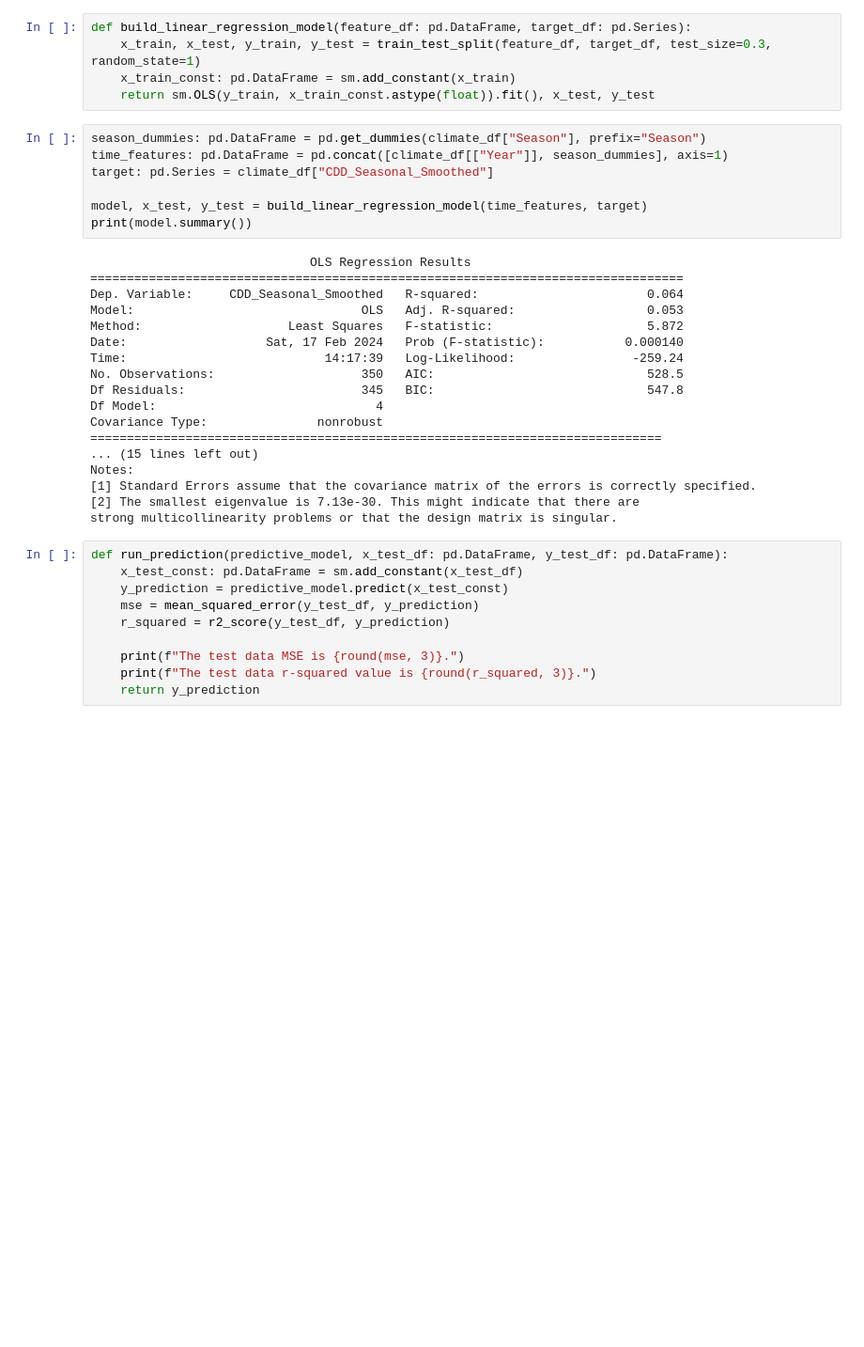
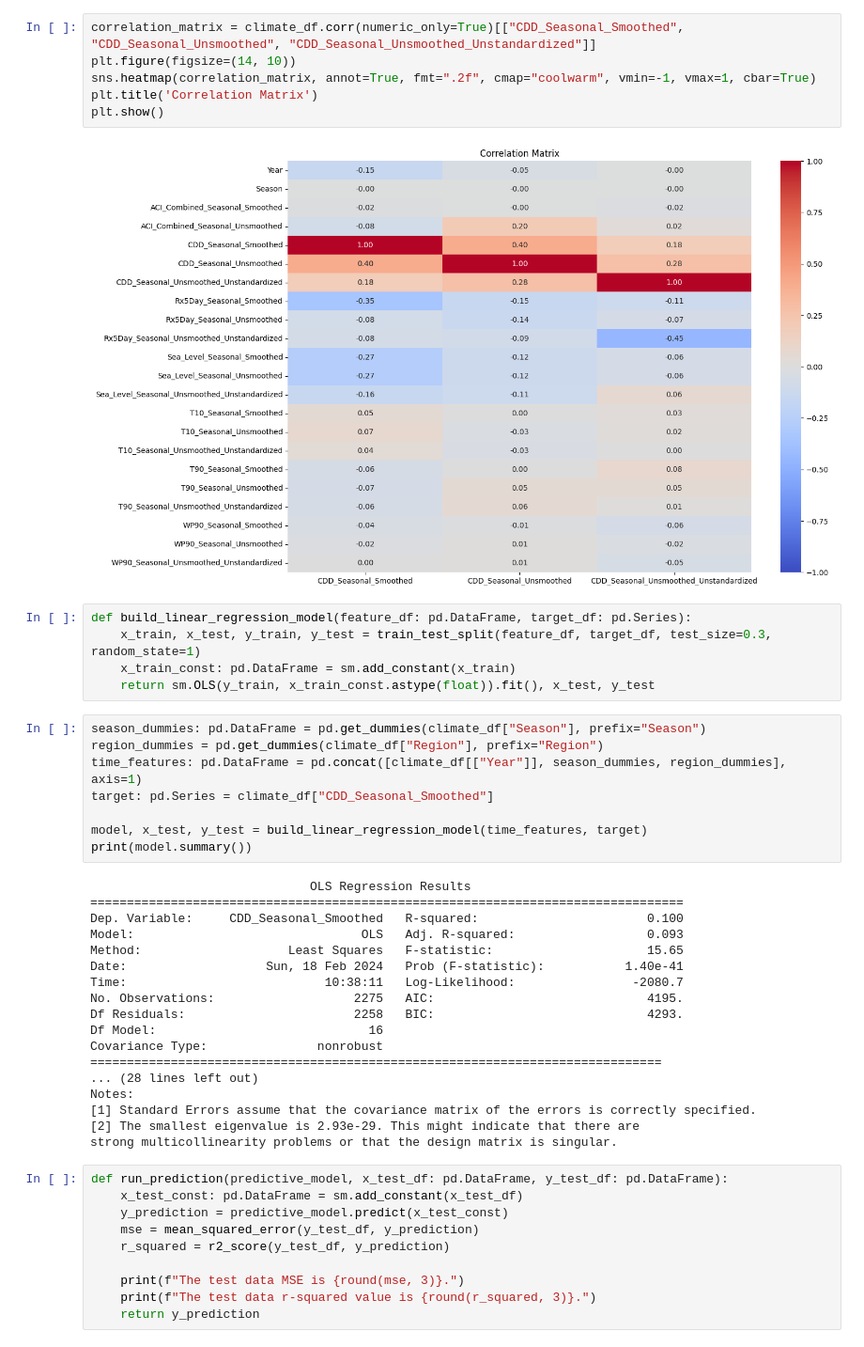
Before and after one commit to dcode15/ms-aai-500-final-project, a Jupyter notebook: scripts/CDD_Model.ipynb, the cells around one changed output. Shown at 94% size. Saved outputs shown, nothing was run; the diff lists cells and outputs as text; blank space fills up the shorter version.

Commit message:
Added correlation matrix.

```diff
--- a/scripts/CDD_Model.ipynb
+++ b/scripts/CDD_Model.ipynb
@@ -31,3 +32,11 @@ Records after dropping empty rows: 500
+# %%
+correlation_matrix = climate_df.corr(numeric_only=True)[["CDD_Seasonal_Smoothed", "CDD_Seasonal_Unsmoothed", "CDD_Seasonal_Unsmoothed_Unstandardized"]]
+plt.figure(figsize=(14, 10))
+sns.heatmap(correlation_matrix, annot=True, fmt=".2f", cmap="coolwarm", vmin=-1, vmax=1, cbar=True)
+plt.title('Correlation Matrix')
+plt.show()
+# %% [output]
+[figure, added]
 # %%
 def build_linear_regression_model(feature_df: pd.DataFrame, target_df: pd.Series):
     x_train, x_test, y_train, y_test = train_test_split(feature_df, target_df, test_size=0.3, random_state=1)
@@ -35,7 +44,8 @@ def build_linear_regression_model(feature_df: pd.DataFrame, target_df: pd.Series
     return sm.OLS(y_train, x_train_const.astype(float)).fit(), x_test, y_test
 # %%
 season_dummies: pd.DataFrame = pd.get_dummies(climate_df["Season"], prefix="Season")
-time_features: pd.DataFrame = pd.concat([climate_df[["Year"]], season_dummies], axis=1)
+region_dummies = pd.get_dummies(climate_df["Region"], prefix="Region")
+time_features: pd.DataFrame = pd.concat([climate_df[["Year"]], season_dummies, region_dummies], axis=1)
 target: pd.Series = climate_df["CDD_Seasonal_Smoothed"]
 
 model, x_test, y_test = build_linear_regression_model(time_features, target)
@@ -43,20 +53,20 @@ print(model.summary())
 # %% [output]
                               OLS Regression Results
 =================================================================================
-Dep. Variable:     CDD_Seasonal_Smoothed   R-squared:                       0.064
-Model:                               OLS   Adj. R-squared:                  0.053
-Method:                    Least Squares   F-statistic:                     5.872
-Date:                   Sat, 17 Feb 2024   Prob (F-statistic):           0.000140
-Time:                           14:17:39   Log-Likelihood:                -259.24
-No. Observations:                    350   AIC:                             528.5
-Df Residuals:                        345   BIC:                             547.8
-Df Model:                              4
+Dep. Variable:     CDD_Seasonal_Smoothed   R-squared:                       0.100
+Model:                               OLS   Adj. R-squared:                  0.093
+Method:                    Least Squares   F-statistic:                     15.65
+Date:                   Sun, 18 Feb 2024   Prob (F-statistic):           1.40e-41
+Time:                           10:38:11   Log-Likelihood:                -2080.7
+No. Observations:                   2275   AIC:                             4195.
+Df Residuals:                       2258   BIC:                             4293.
+Df Model:                             16
 Covariance Type:               nonrobust
 ==============================================================================
-... (15 lines left out)
+... (28 lines left out)
 Notes:
 [1] Standard Errors assume that the covariance matrix of the errors is correctly specified.
-[2] The smallest eigenvalue is 7.13e-30. This might indicate that there are
+[2] The smallest eigenvalue is 2.93e-29. This might indicate that there are
 strong multicollinearity problems or that the design matrix is singular.
 # %%
 def run_prediction(predictive_model, x_test_df: pd.DataFrame, y_test_df: pd.DataFrame):
```
Also changed, not shown: parts of 14 cells of this notebook.
